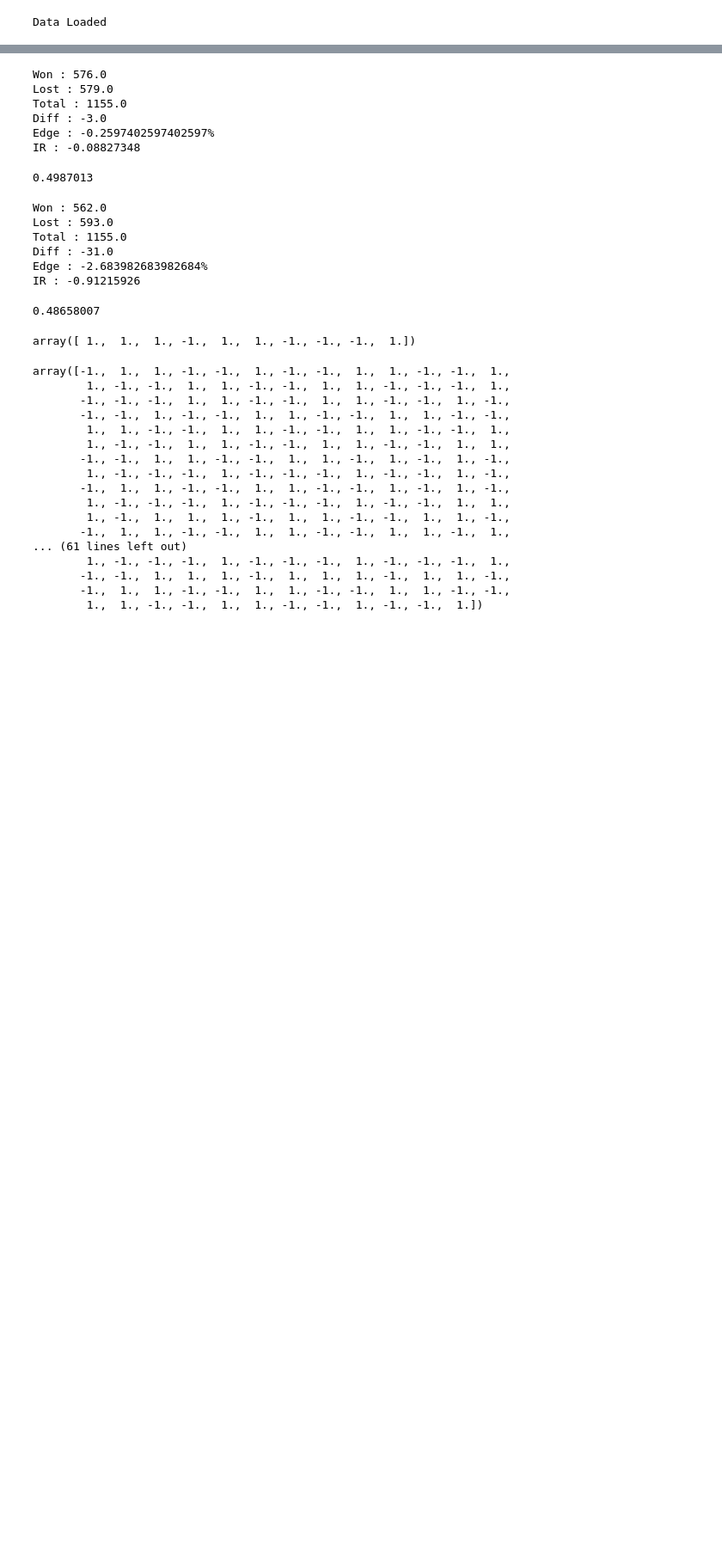
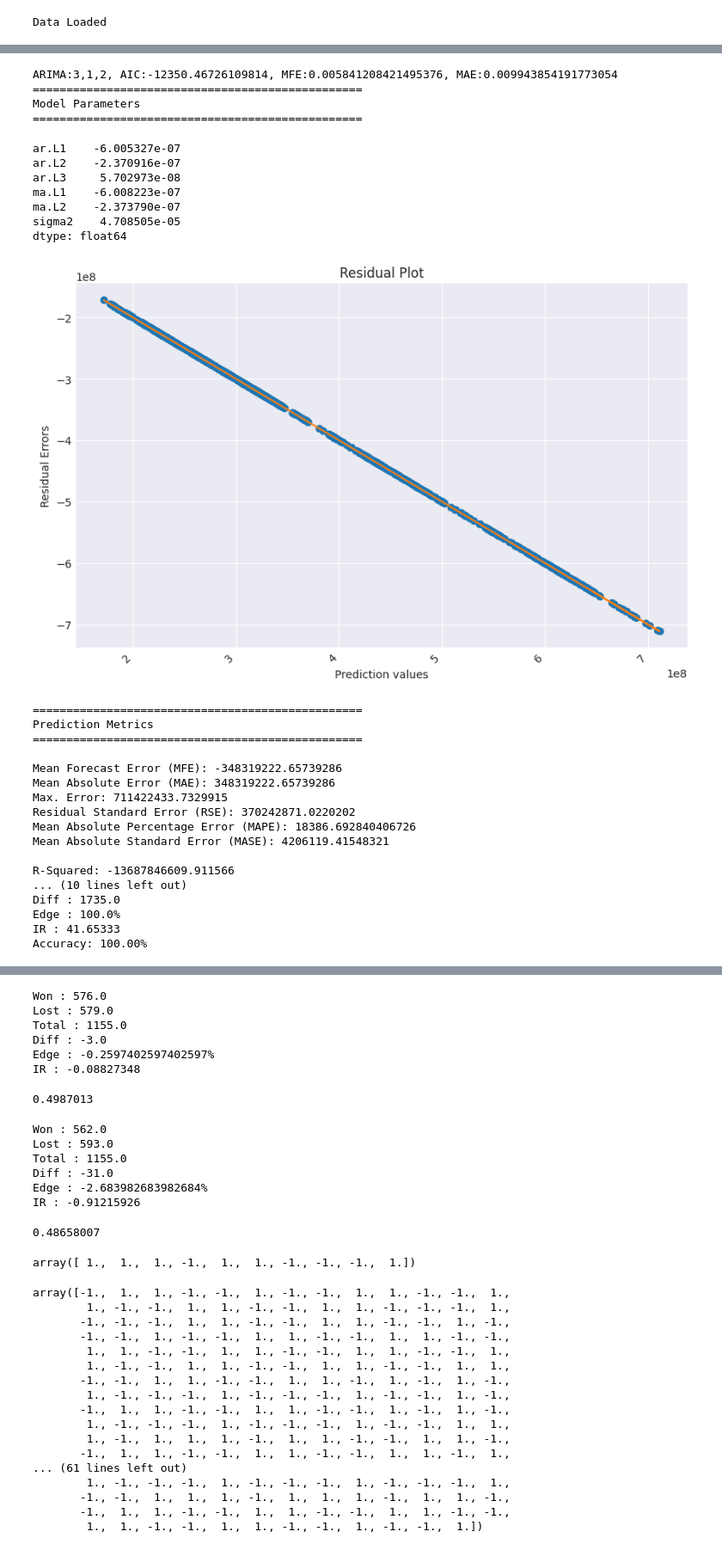
Before and after one commit to cwilko/tradeframework-models, a Jupyter notebook: samples/Sandbox.ipynb, the cells around one changed output, grey strips where cells are left out. Shown at 86% size. Cells and saved outputs as stored; diff of their text form; code cells hidden in the pictures; blank space fills up the shorter version.

```diff
--- a/samples/Sandbox.ipynb
+++ b/samples/Sandbox.ipynb
@@ -151,0 +249,65 @@ params = p.assets[1].weightGenerator.result.params
+# %%
+from tradeframework.api.insights import InsightManager
+import warnings
+warnings.filterwarnings("ignore")
+
+def inv_trans(y, yhat):
+    return np.exp(np.log(y).shift() + yhat)[1:]
+
+def trans(y):
+    return np.log(y)
+
+y = p.findAsset("DOW").values["Close"]
+y_trans = trans(y)
+
+im = InsightManager(p)
+result = im.addInsightGenerator(im.createInsightGenerator("ARIMAFit", opts={"series": y_trans, "order":(3,1,2)})).generateInsights()
+yhat_trans = result["ARIMAFit"].predict()[1:]
+yhat = inv_trans(y, yhat_trans)
+
+
+im = InsightManager(p)
+#im.addInsightGenerator(im.createInsightGenerator("AnalysisPlot", opts={"lags":30}))
+#im.addInsightGenerator(im.createInsightGenerator("PredictionPlot", opts={"x_series": yhat_trans, "y_series": y_trans}))
+im.addInsightGenerator(im.createInsightGenerator("PredictionPlot", opts={"x_series": yhat, "y_series": y[1:] - yhat, "title": "Residual Plot", "y_label":"Residual Errors"}))
+im.addInsightGenerator(im.createInsightGenerator("PredictionMetrics", opts={"actual": y[1:], "predictions": yhat}))
+
+im.addInsightGenerator(im.createInsightGenerator("PredictionPlot", opts={"x_series": yhat_trans, "y_series": y_trans[1:] - yhat_trans, "title": "Residual Plot", "y_label":"Residual Errors"}))
+#im.addInsightGenerator(im.createInsightGenerator("PredictionPlot", opts={"x_series": yhat_trans, "y_series": resid, "title": "Residual Plot", "y_label":"Residual Errors"}))
+im.addInsightGenerator(im.createInsightGenerator("PredictionMetrics", opts={"actual": y_trans[1:], "predictions": yhat_trans}))
+#im.addInsightGenerator(im.createInsightGenerator("PredictionMetrics", opts={"actual": y_trans, "predictions": yhat_trans, "ddof": 7}))
+#im.addInsightGenerator(im.createInsightGenerator("BasicPlot", opts={"log":False}))
+#im.addInsightGenerator(im.createInsightGenerator("PerfSummary", opts={"baseline": p.assets[0], "level": .95, "iterations":10000}))
+#im.addInsightGenerator(im.createInsightGenerator("StatisticalTests", opts={"baseline": p.assets[0], "level": .95, "iterations":10000}))
+
+results = im.generateInsights()
+# %% [output]
+ARIMA:3,1,2, AIC:-12350.46726109814, MFE:0.005841208421495376, MAE:0.009943854191773054
+=================================================
+Model Parameters
+=================================================
+ar.L1    -6.005327e-07
+ar.L2    -2.370916e-07
+ar.L3     5.702973e-08
+ma.L1    -6.008223e-07
+ma.L2    -2.373790e-07
+sigma2    4.708505e-05
+dtype: float64
+[figure, added]
+=================================================
+Prediction Metrics
+=================================================
+
+Mean Forecast Error (MFE): -348319222.65739286
+Mean Absolute Error (MAE): 348319222.65739286
+Max. Error: 711422433.7329915
+Residual Standard Error (RSE): 370242871.0220202
+Mean Absolute Percentage Error (MAPE): 18386.692840406726
+Mean Absolute Standard Error (MASE): 4206119.41548321
+
+R-Squared: -13687846609.911566
+... (10 lines left out)
+Diff : 1735.0
+Edge : 100.0%
+IR : 41.65333
+Accuracy: 100.00%
```
Also changed, not shown: parts of 26 cells of this notebook, 6 other files.
